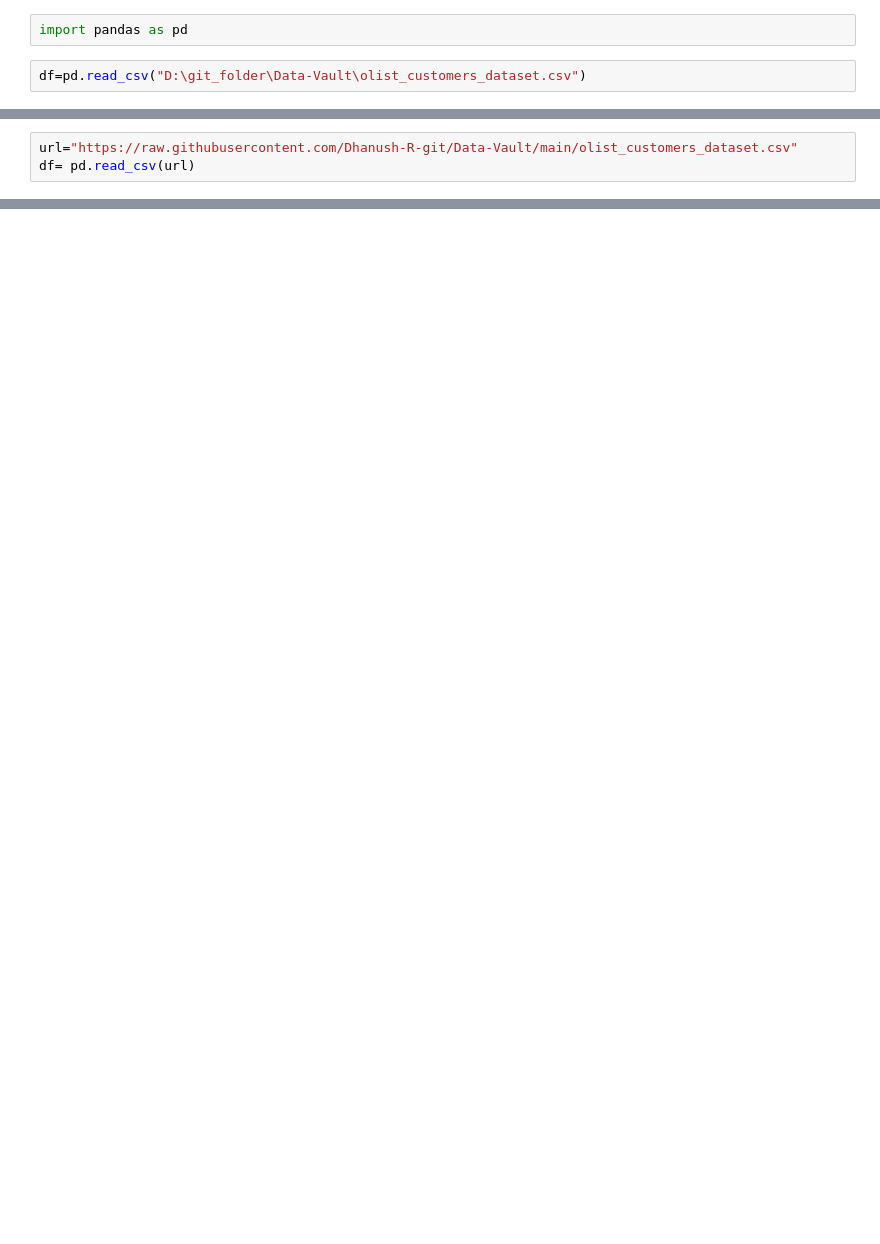
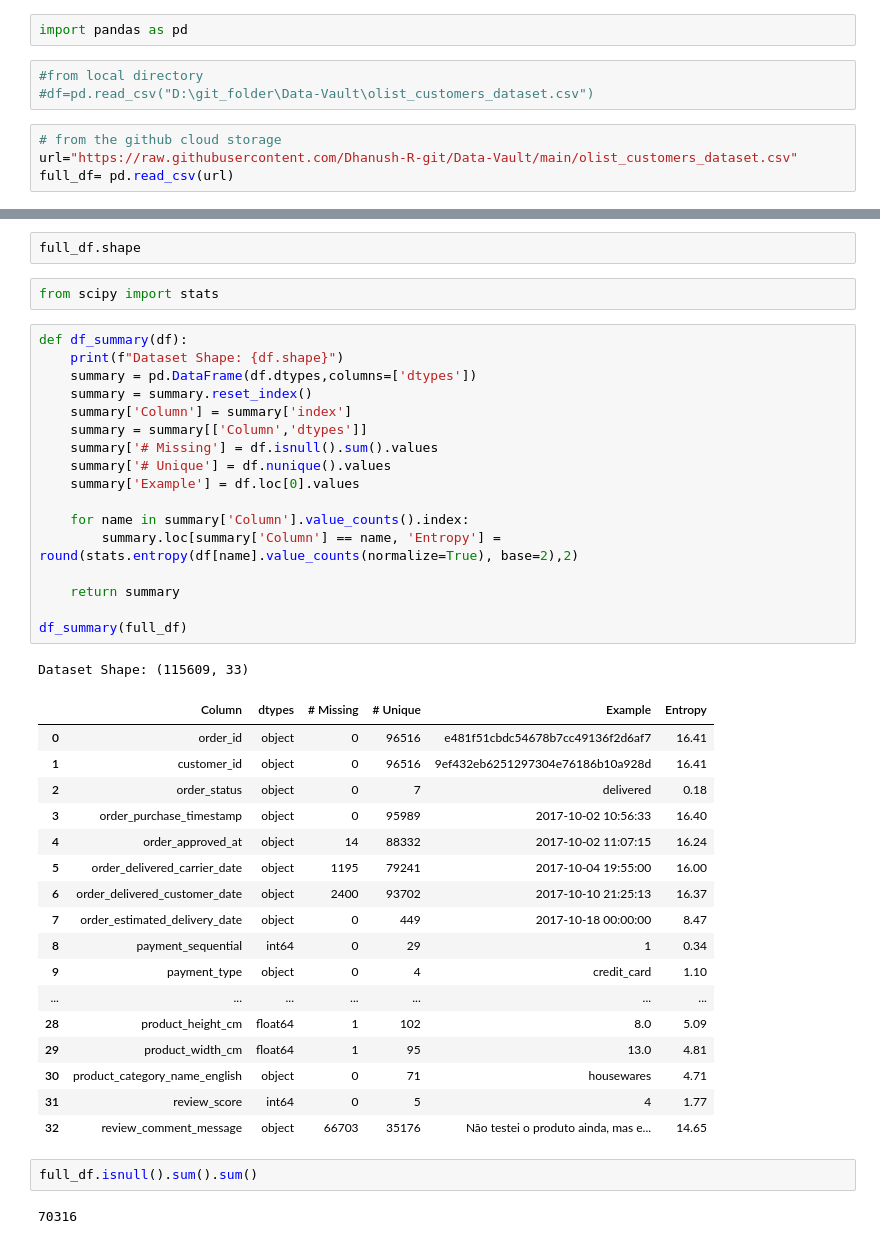
Before and after one commit to Dhanush-R-git/MLoperations-CustSatAnalysis, a Jupyter notebook: research/trials.ipynb, the cells around one changed output, grey strips where cells are left out. Drawn from its saved outputs; the diff is of its cells as text; blank space fills up the shorter version.

```diff
--- a/research/trials.ipynb
+++ b/research/trials.ipynb
@@ -1,5 +1,10 @@
 # %%
 import pandas as pd
 # %%
-df=pd.read_csv("D:\git_folder\Data-Vault\olist_customers_dataset.csv")
+#from local directory
+#df=pd.read_csv("D:\git_folder\Data-Vault\olist_customers_dataset.csv")
+# %%
+# from the github cloud storage
+url="https://raw.githubusercontent.com/Dhanush-R-git/Data-Vault/main/olist_customers_dataset.csv"
+full_df= pd.read_csv(url)
 # %%
@@ -15,3 +11,0 @@ df.head()
-# %%
-url="https://raw.githubusercontent.com/Dhanush-R-git/Data-Vault/main/olist_customers_dataset.csv"
-df= pd.read_csv(url)
@@ -27,0 +12,44 @@ df.head()
+# %%
+full_df.shape
+# %%
+from scipy import stats
+# %%
+def df_summary(df):
+    print(f"Dataset Shape: {df.shape}")
+    summary = pd.DataFrame(df.dtypes,columns=['dtypes'])
+    summary = summary.reset_index()
+    summary['Column'] = summary['index']
+    summary = summary[['Column','dtypes']]
+    summary['# Missing'] = df.isnull().sum().values
+    summary['# Unique'] = df.nunique().values
+    summary['Example'] = df.loc[0].values
+
+    for name in summary['Column'].value_counts().index:
+        summary.loc[summary['Column'] == name, 'Entropy'] = round(stats.entropy(df[name].value_counts(normalize=True), base=2),2)
+
+    return summary
+
+df_summary(full_df)
+# %% [output]
+Dataset Shape: (115609, 33)
+|  | Column | dtypes | # Missing | # Unique | Example | Entropy |
+| 0 | order_id | object | 0 | 96516 | e481f51cbdc54678b7cc49136f2d6af7 | 16.41 |
+| 1 | customer_id | object | 0 | 96516 | 9ef432eb6251297304e76186b10a928d | 16.41 |
+| 2 | order_status | object | 0 | 7 | delivered | 0.18 |
+| 3 | order_purchase_timestamp | object | 0 | 95989 | 2017-10-02 10:56:33 | 16.40 |
+| 4 | order_approved_at | object | 14 | 88332 | 2017-10-02 11:07:15 | 16.24 |
+| 5 | order_delivered_carrier_date | object | 1195 | 79241 | 2017-10-04 19:55:00 | 16.00 |
+| 6 | order_delivered_customer_date | object | 2400 | 93702 | 2017-10-10 21:25:13 | 16.37 |
+| 7 | order_estimated_delivery_date | object | 0 | 449 | 2017-10-18 00:00:00 | 8.47 |
+| 8 | payment_sequential | int64 | 0 | 29 | 1 | 0.34 |
+| 9 | payment_type | object | 0 | 4 | credit_card | 1.10 |
+| ... | ... | ... | ... | ... | ... | ... |
+| 28 | product_height_cm | float64 | 1 | 102 | 8.0 | 5.09 |
+| 29 | product_width_cm | float64 | 1 | 95 | 13.0 | 4.81 |
+| 30 | product_category_name_english | object | 0 | 71 | housewares | 4.71 |
+| 31 | review_score | int64 | 0 | 5 | 4 | 1.77 |
+| 32 | review_comment_message | object | 66703 | 35176 | Não testei o produto ainda, mas e... | 14.65 |
+# %%
+full_df.isnull().sum().sum()
+# %% [output]
+70316
```
Also changed, not shown: parts of 20 cells of this notebook, 10 other files.
